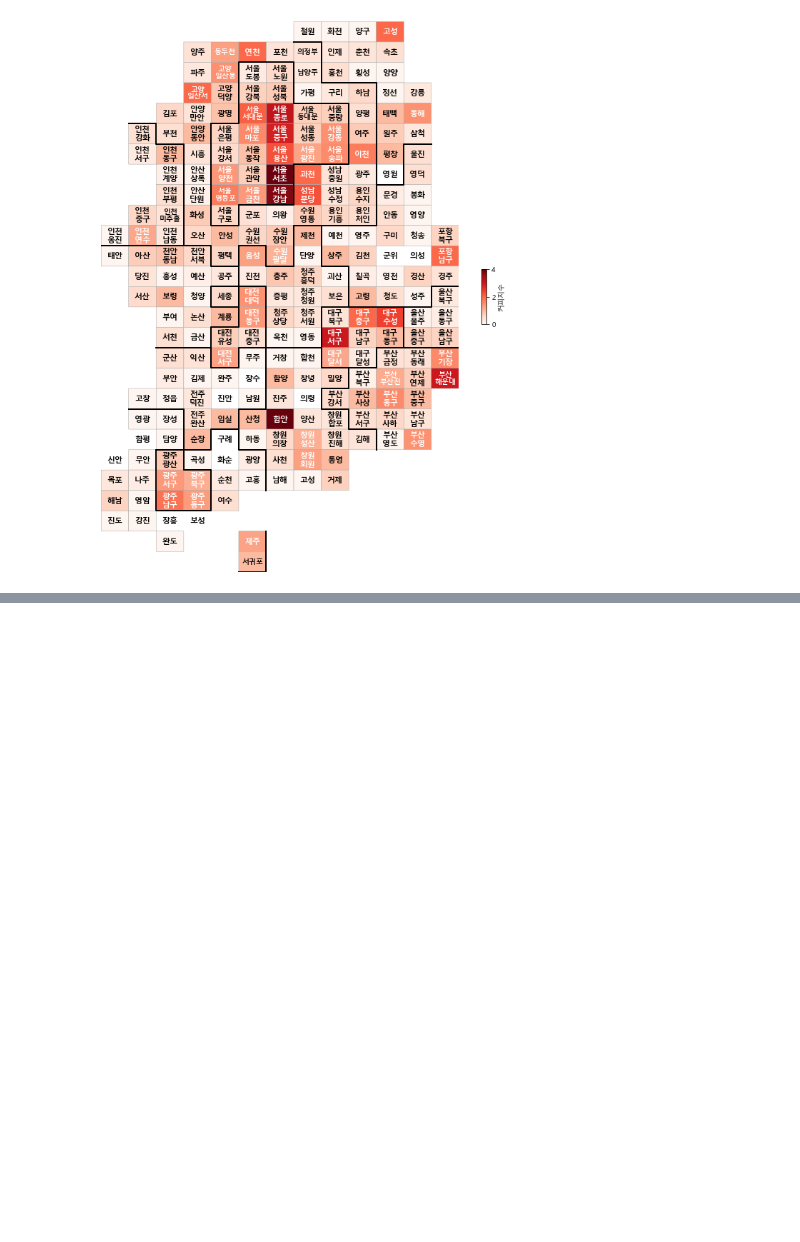
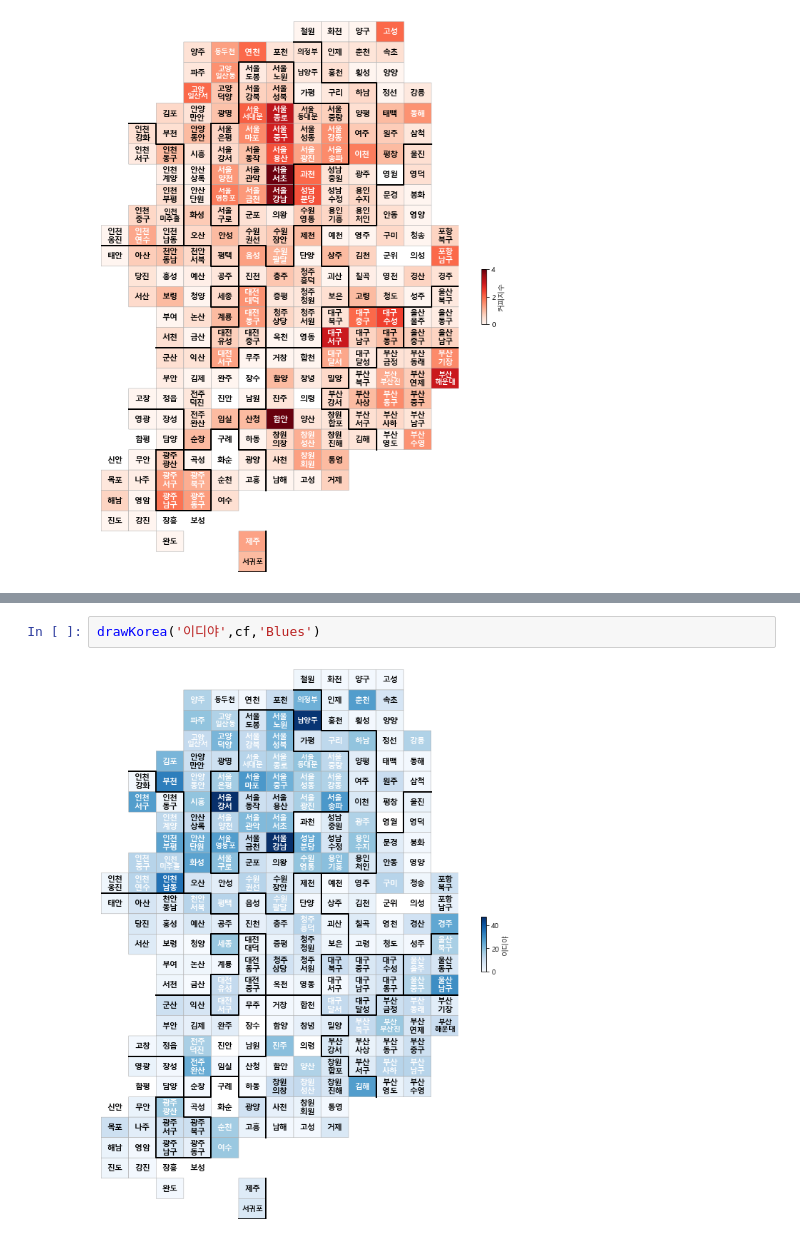
Before and after one commit to beegramin9/Python-DataScience-Hoseo-ProjectData, a Jupyter notebook: Ch5_커피지수/4_모듈화.ipynb, the cells around one changed output, grey strips where cells are left out. Drawn from its saved outputs; the diff is of its cells as text; blank space fills up the shorter version.

```diff
--- a/Ch5_커피지수/4_모듈화.ipynb
+++ b/Ch5_커피지수/4_모듈화.ipynb
@@ -278,0 +167,4 @@ drawKorea('커피지수',cf,'Reds')
+# %%
+drawKorea('이디야',cf,'Blues')
+# %% [output]
+[figure, added]
```
Also changed, not shown: parts of 9 cells of this notebook, 3 other files.
